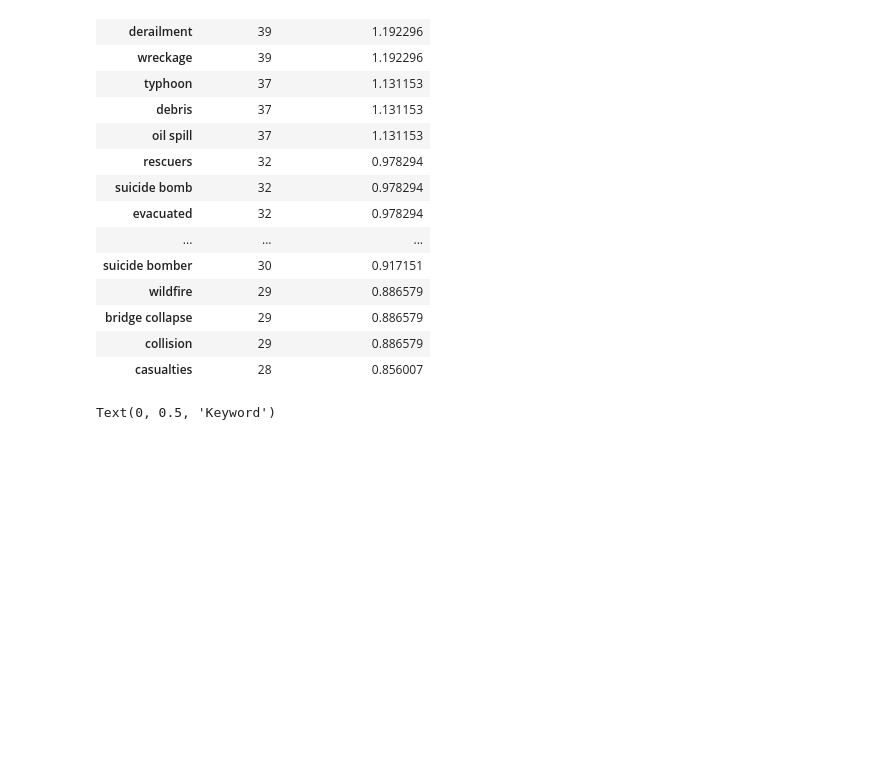
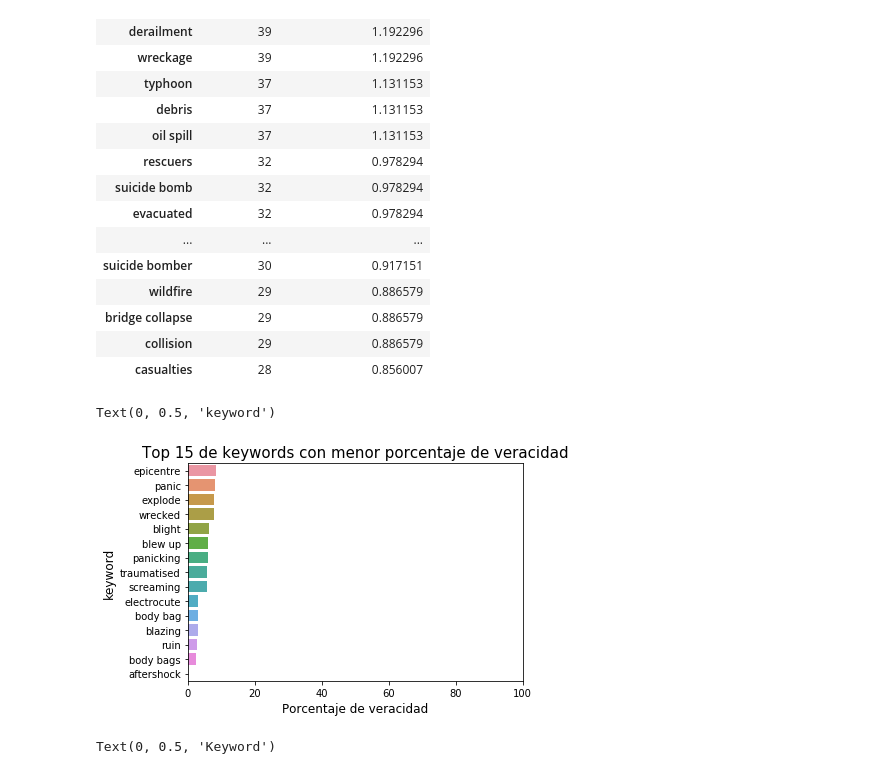
Before and after one commit to tomifarall/Orga-Datos-Tp1, a Jupyter notebook: analisis.ipynb, the cells around one changed output. Drawn from its saved outputs; the diff is of its cells as text; code cells hidden in the pictures; blank space fills up the shorter version.

```diff
--- a/analisis.ipynb
+++ b/analisis.ipynb
@@ -317,6 +317,16 @@ keyword_group.sort_values(['total_target_percentage'],ascending=False).head(20)
 | bridge collapse | 29 | 0.886579 |
 | collision | 29 | 0.886579 |
 | casualties | 28 | 0.856007 |
+# %%
+ordered_by_target_mean_tail = grouped_by_keyword.sort_values(['target_mean'],ascending=False).tail(15)
+g = sns.barplot(x=ordered_by_target_mean_tail['target_mean']*100, y=ordered_by_target_mean_tail['keyword'], orient='h')
+g.set_title("Top 15 de keywords con menor porcentaje de veracidad", fontsize=15)
+g.set_xlabel("Porcentaje de veracidad", fontsize=12)
+g.set(xlim=(0, 100))
+g.set_ylabel("keyword", fontsize=12)
+# %% [output]
+Text(0, 0.5, 'keyword')
+[figure, added]
 # %%
 g = sns.barplot(x=ordered_by_target_mean['target_mean']*100, y=ordered_by_target_mean['keyword'], orient='h')
 g.set_title("Top 15 de keywords con mayor porcentaje de veracidad", fontsize=15)
```
Also changed, not shown: parts of 7 cells of this notebook.
